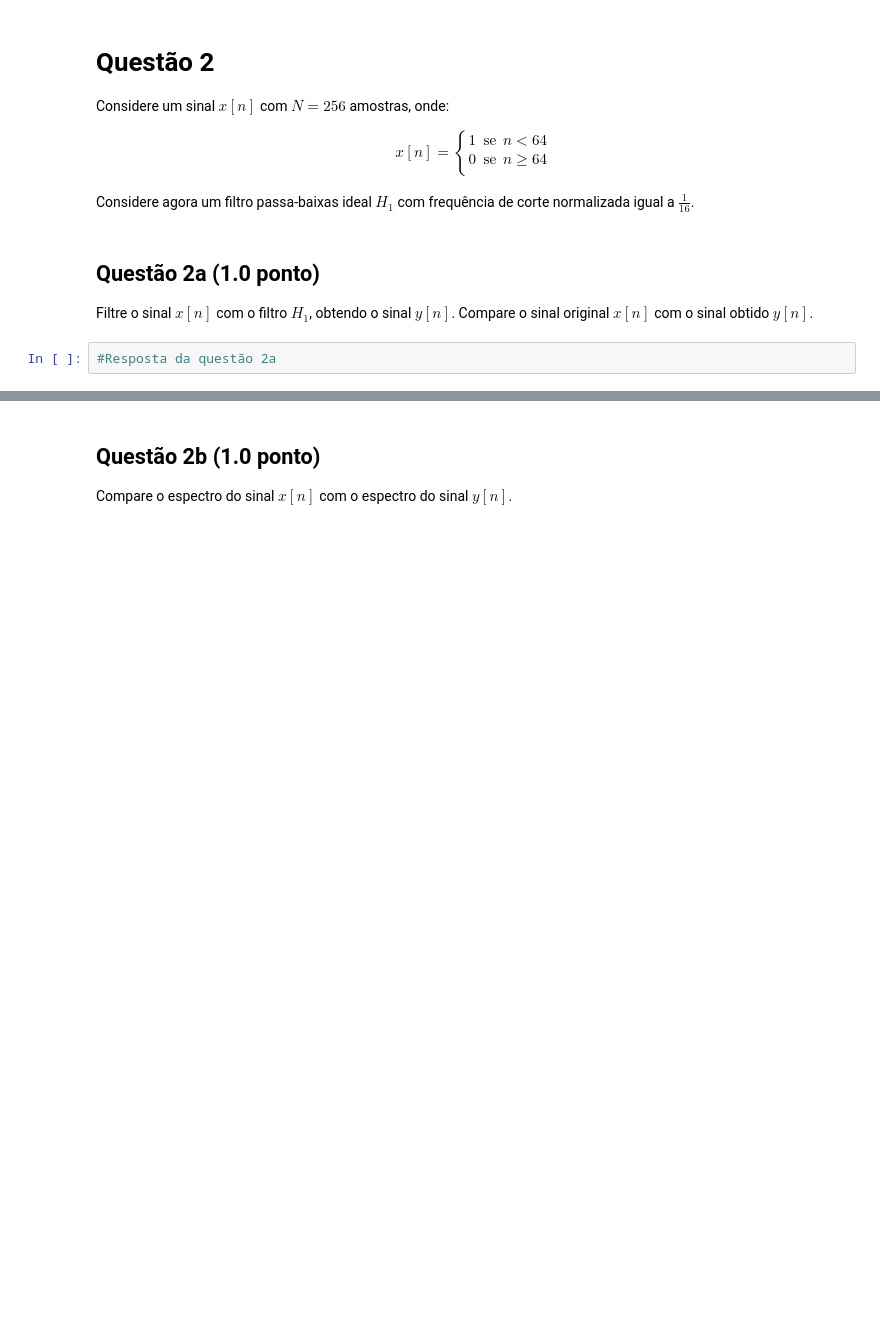
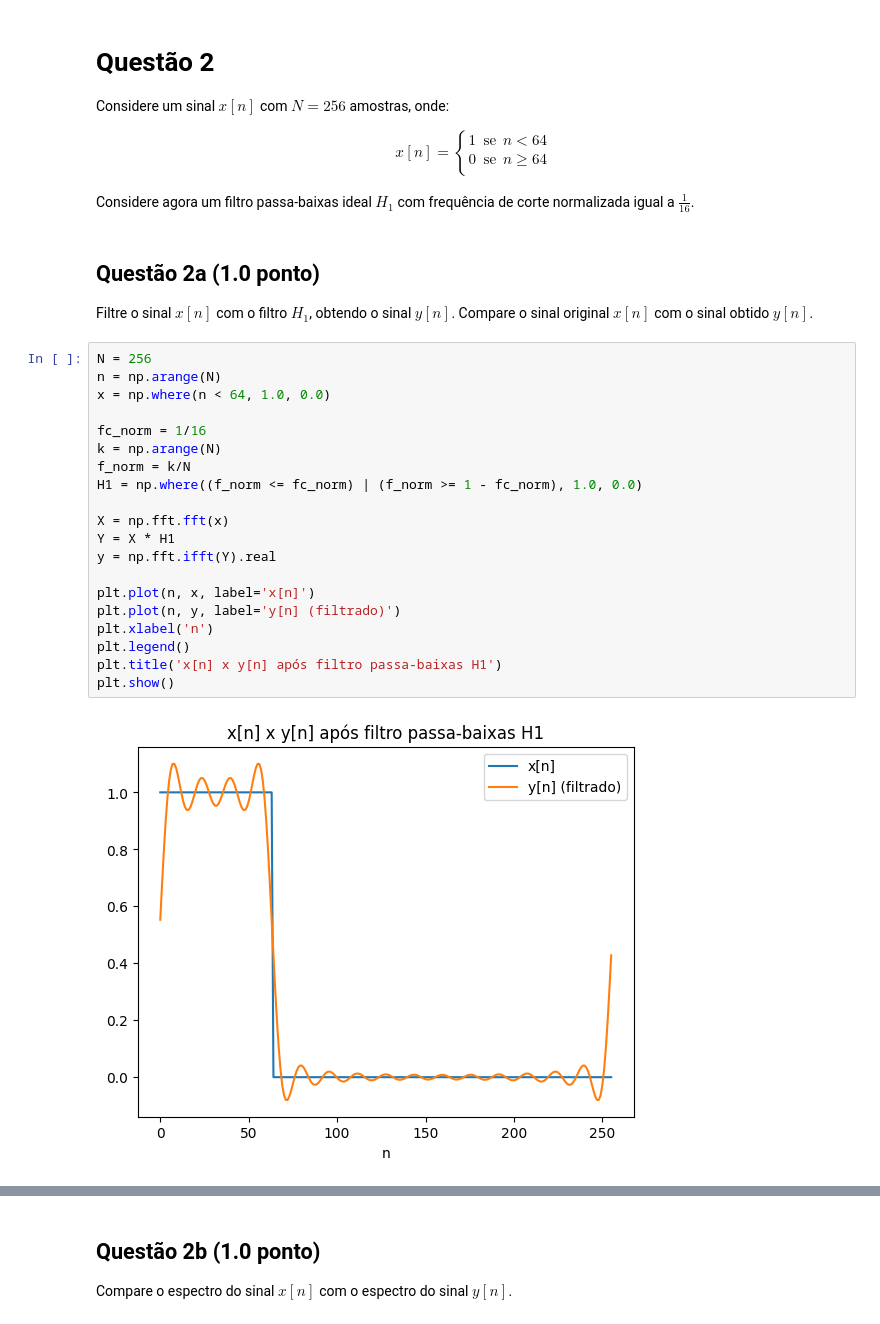
Before and after one commit to RaulMyron/sstd_unb, a Jupyter notebook: Projeto_3/projeto3.ipynb, the cells around one changed output, grey strips where cells are left out. Cells and saved outputs as stored; diff of their text form; blank space fills up the shorter version.

```diff
--- a/Projeto_3/projeto3.ipynb
+++ b/Projeto_3/projeto3.ipynb
@@ -58,5 +129,25 @@ Considere agora um filtro passa-baixas ideal $H_1$ com frequência de corte norm
 ## Questão 2a (1.0  ponto)
 
 Filtre o sinal $x\left[n\right]$ com o filtro $H_1$, obtendo o sinal $y\left[n\right]$. Compare o sinal original $x\left[n\right]$ com o sinal obtido $y\left[n\right]$.
-# %%
-#Resposta da questão 2a
+# %%
+N = 256
+n = np.arange(N)
+x = np.where(n < 64, 1.0, 0.0)
+
+fc_norm = 1/16
+k = np.arange(N)
+f_norm = k/N
+H1 = np.where((f_norm <= fc_norm) | (f_norm >= 1 - fc_norm), 1.0, 0.0)
+
+X = np.fft.fft(x)
+Y = X * H1
+y = np.fft.ifft(Y).real
+
+plt.plot(n, x, label='x[n]')
+plt.plot(n, y, label='y[n] (filtrado)')
+plt.xlabel('n')
+plt.legend()
+plt.title('x[n] x y[n] após filtro passa-baixas H1')
+plt.show()
+# %% [output]
+[figure, added]
```
Also changed, not shown: parts of 15 cells of this notebook, 1 other file.
